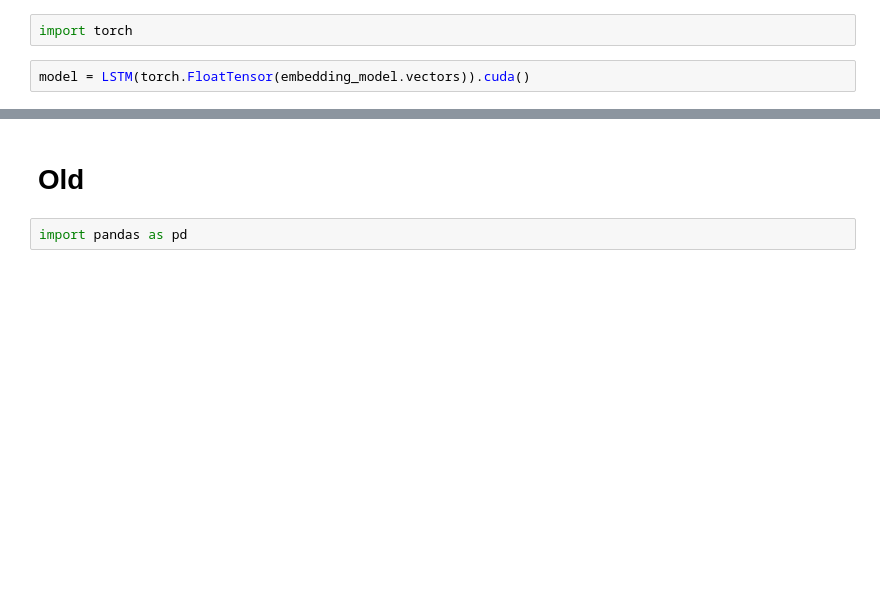
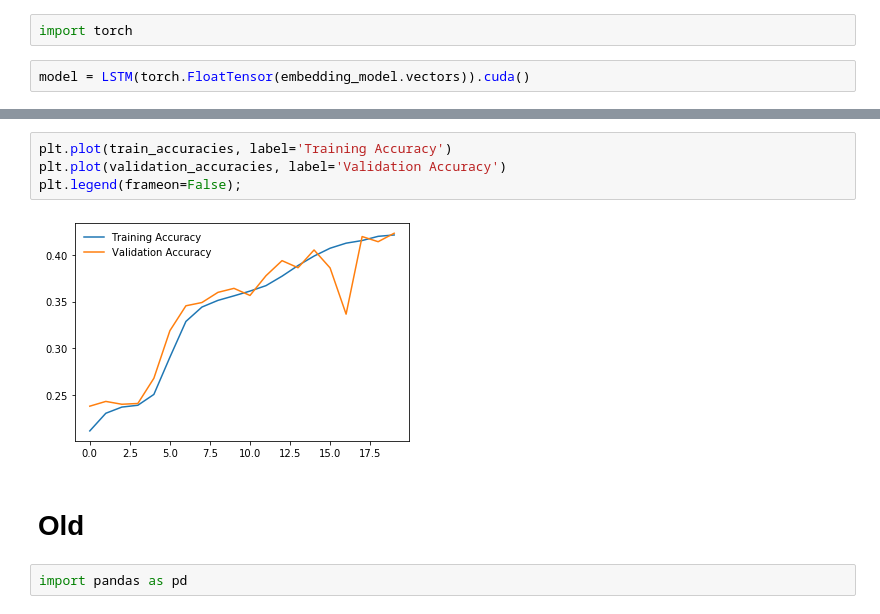
Before and after one commit to flennic/text-mining-project, a Jupyter notebook: notebooks/playground.ipynb, the cells around one changed output, grey strips where cells are left out. Saved outputs shown, nothing was run; the diff lists cells and outputs as text; blank space fills up the shorter version.

```diff
--- a/notebooks/playground.ipynb
+++ b/notebooks/playground.ipynb
@@ -354,3 +570,9 @@ model(X_dash, hidden).shape
+# %%
+plt.plot(train_accuracies, label='Training Accuracy')
+plt.plot(validation_accuracies, label='Validation Accuracy')
+plt.legend(frameon=False);
+# %% [output]
+[figure, added]
 # %% [markdown]
 # Old
 # %%
```
Also changed, not shown: parts of 35 cells of this notebook, 1 other file.
